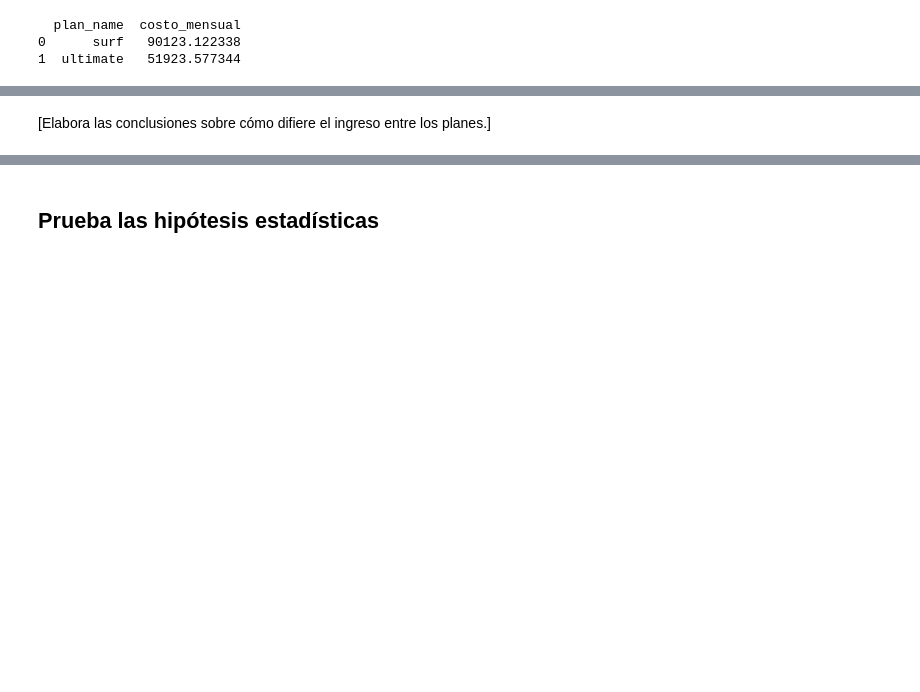
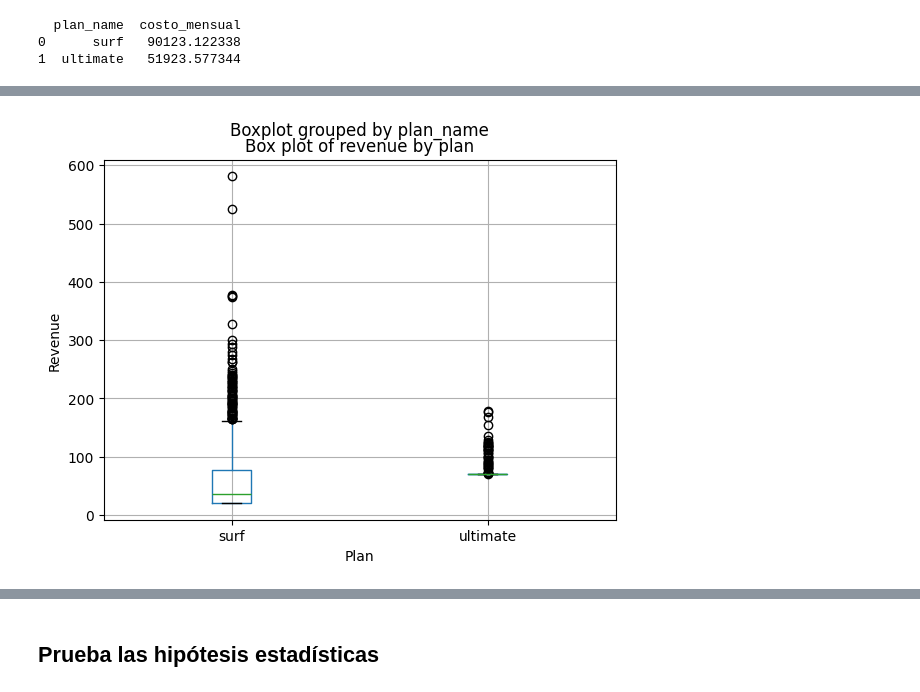
Before and after one commit to carloscarranza2486/tripleten-data-science, a Jupyter notebook: sprint-05-data_statistical-analysis/final_project_megaline_fees/notebook.ipynb, the cells around one changed output, grey strips where cells are left out. Saved outputs shown, nothing was run; the diff lists cells and outputs as text; code cells hidden in the pictures; blank space fills up the shorter version.

```diff
--- a/sprint-05-data_statistical-analysis/final_project_megaline_fees/notebook.ipynb
+++ b/sprint-05-data_statistical-analysis/final_project_megaline_fees/notebook.ipynb
@@ -916,2 +939,9 @@ TypeError: could not convert string to float: 'surf'
-# %% [markdown]
-[Elabora las conclusiones sobre cómo difiere el ingreso entre los planes.]
+# %%
+# boxplot de ingresos por plan
+final_merge.boxplot(column="costo_mensual", by="plan_name")
+plt.title("Box plot of revenue by plan")
+plt.xlabel("Plan")
+plt.ylabel("Revenue")
+plt.show()
+# %% [output]
+[figure, added]
```
Also changed, not shown: parts of 9 cells of this notebook.
